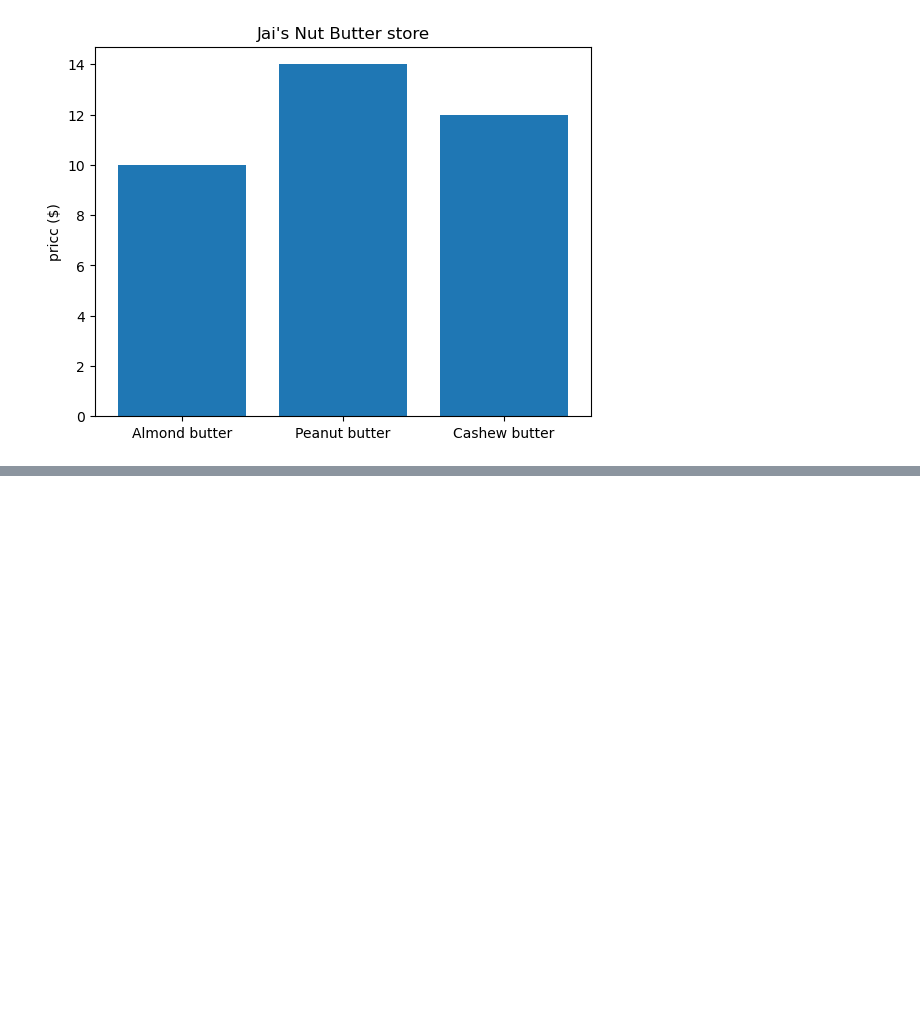
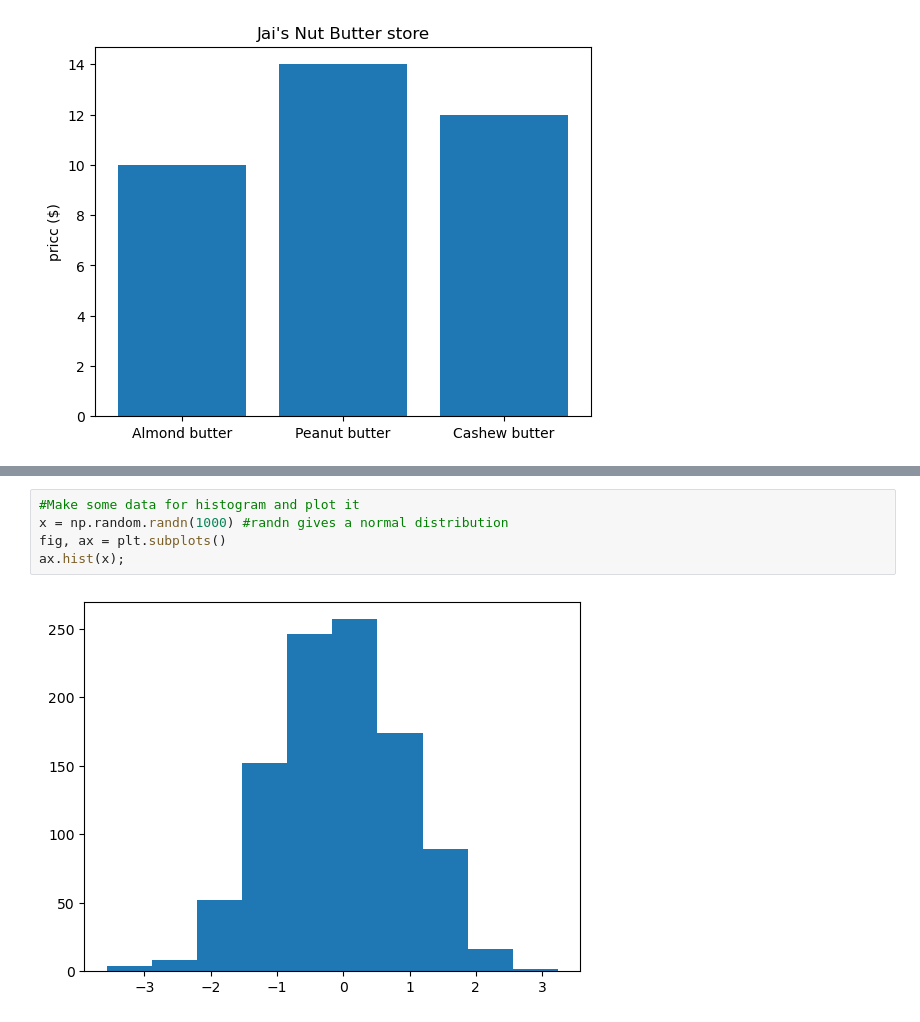
Before and after one commit to JaikumarPaswan/ML-Learning, a Jupyter notebook: introduction-to-matplotlib.ipynb, the cells around one changed output, grey strips where cells are left out. Cells and saved outputs as stored; diff of their text form; blank space fills up the shorter version.

```diff
--- a/introduction-to-matplotlib.ipynb
+++ b/introduction-to-matplotlib.ipynb
@@ -115,0 +121,7 @@ ax.set(title="Jai's Nut Butter store",
+# %%
+#Make some data for histogram and plot it
+x = np.random.randn(1000) #randn gives a normal distribution
+fig, ax = plt.subplots()
+ax.hist(x);
+# %% [output]
+[figure, added]
```
Also changed, not shown: parts of 31 cells of this notebook, 4 other files.
